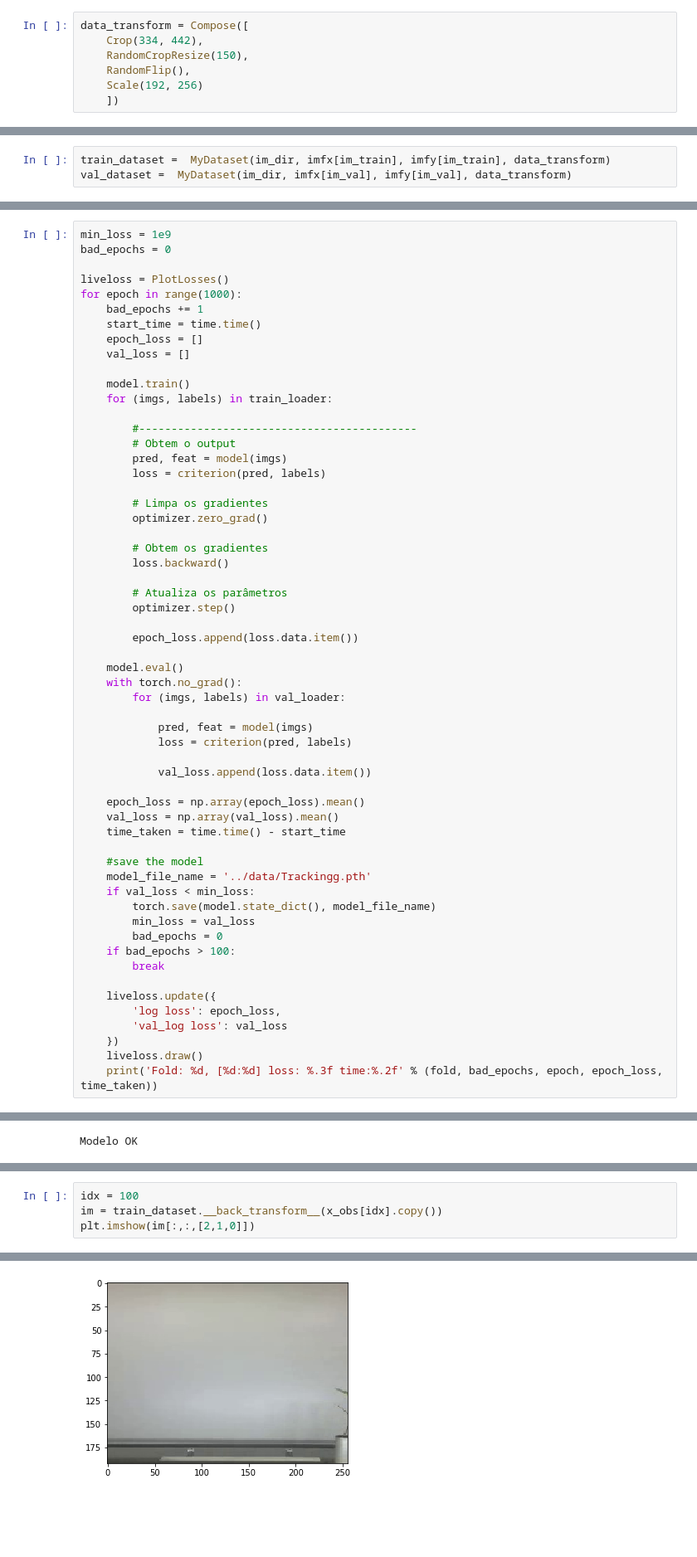
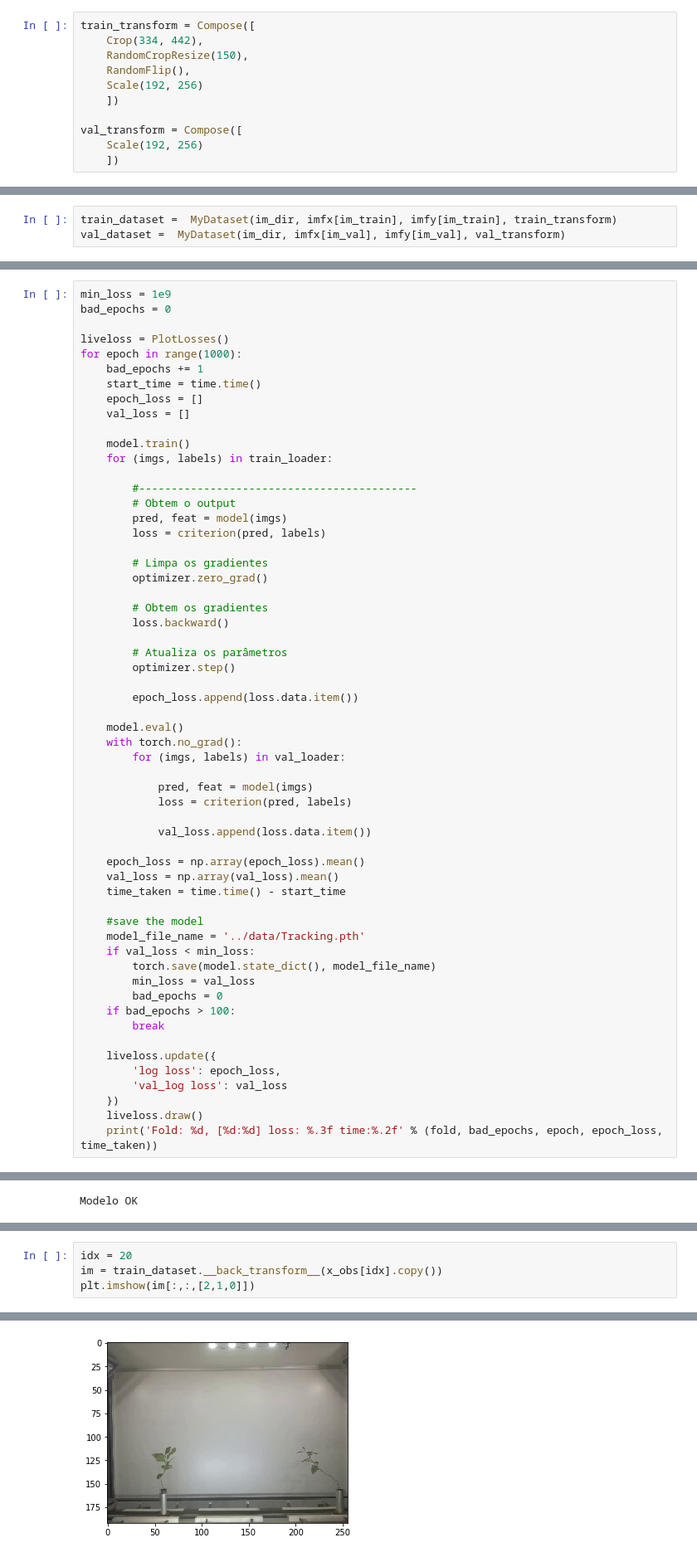
Before and after one commit to RodrigoAgronomia/smart_tmp, a Jupyter notebook: python/Tracking_Train_Model.ipynb, the cells around one changed output, grey strips where cells are left out. Shown: that part at 83% size. Saved outputs shown, nothing was run; the diff lists cells and outputs as text; blank space fills up the shorter version.

```diff
--- a/python/Tracking_Train_Model.ipynb
+++ b/python/Tracking_Train_Model.ipynb
@@ -164,12 +164,16 @@ class Compose(object):
             args = t(*args)
         return args
 # %%
-data_transform = Compose([
+train_transform = Compose([
     Crop(334, 442),
     RandomCropResize(150),
     RandomFlip(),
     Scale(192, 256)
     ])
+
+val_transform = Compose([
+    Scale(192, 256)
+    ])
 # %%
 # Diretorio das imagens
 # im_dir  = '/content/drive/My Drive/IMG_Datasets/Eucalipto2/Frames_LR/'
@@ -203,8 +207,8 @@ fold_ord = np.random.choice(im_train, len(imfx), replace=False)
 im_val = np.sort(fold_ord[brks[fold]:brks[fold +1]])
 im_train = np.setdiff1d(im_train,im_val)
 # %%
-train_dataset =  MyDataset(im_dir, imfx[im_train], imfy[im_train], data_transform)
-val_dataset =  MyDataset(im_dir, imfx[im_val], imfy[im_val], data_transform)
+train_dataset =  MyDataset(im_dir, imfx[im_train], imfy[im_train], train_transform)
+val_dataset =  MyDataset(im_dir, imfx[im_val], imfy[im_val], val_transform)
 # %%
 print(len(train_dataset), len(val_dataset))
 # %% [output]
@@ -280,7 +284,7 @@ for epoch in range(1000):
     time_taken = time.time() - start_time
 
     #save the model
-    model_file_name = '../data/Trackingg.pth'
+    model_file_name = '../data/Tracking.pth'
     if val_loss < min_loss:
         torch.save(model.state_dict(), model_file_name)
         min_loss = val_loss
@@ -335,10 +340,10 @@ time:1.03
 # %%
-idx = 100
+idx = 20
 im = train_dataset.__back_transform__(x_obs[idx].copy())
 plt.imshow(im[:,:,[2,1,0]])
 # %% [output]
 <matplotlib.image.AxesImage at 0x...>
-[figure, old version]
+[figure, new version]
 # %%
 plt.imshow(y_obs[idx])
 # %% [output]
```
Also changed, not shown: parts of 5 cells of this notebook.
